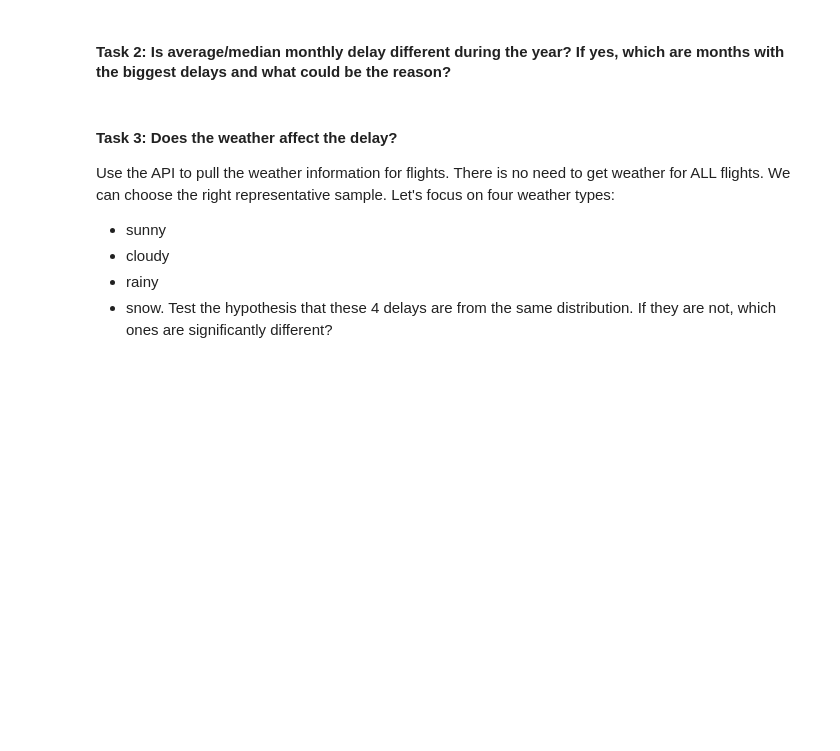
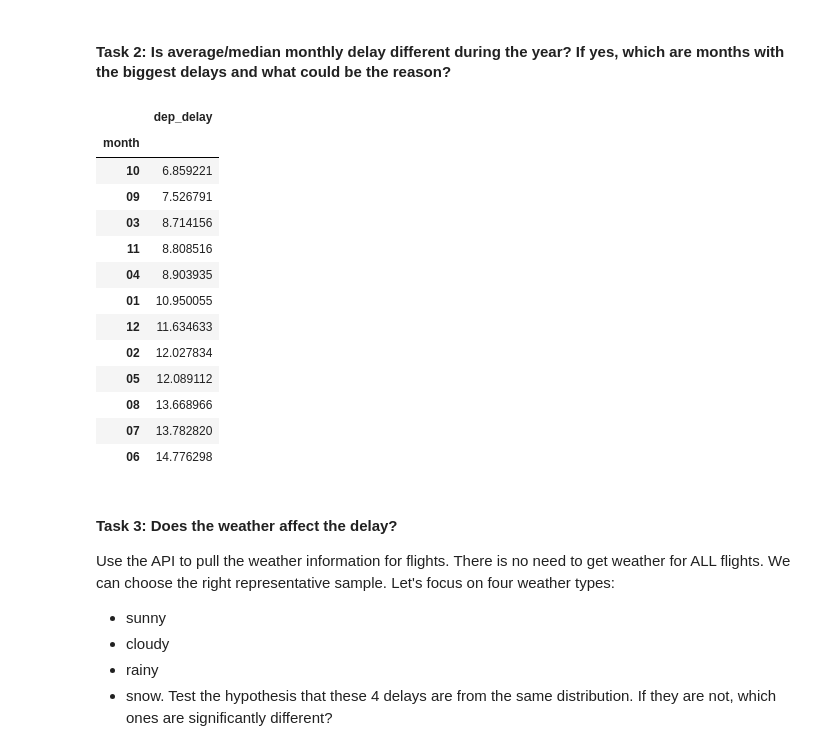
Before and after one commit to georgi3/flight_delay_predictions, a Jupyter notebook: george/exploratory_analysis.ipynb, the cells around one changed output. Cells and saved outputs as stored; diff of their text form; code cells hidden in the pictures; blank space fills up the shorter version.

```diff
--- a/george/exploratory_analysis.ipynb
+++ b/george/exploratory_analysis.ipynb
@@ -10,5 +96,23 @@ We shouldn't limit our EDA to these 10 questions. Let's be creative :).
 # %% [markdown]
 #### **Task 2**: Is average/median monthly delay different during the year? If yes, which are months with the biggest delays and what could be the reason?
+# %%
+flight_df['month'] = flight_df['fl_date'].str[5:-3]
+flight_df[['month', 'dep_delay']].groupby(['month']).mean().sort_values('dep_delay')
+# %% [output]
+|  | dep_delay |
+| month |  |
+| 10 | 6.859221 |
+| 09 | 7.526791 |
+| 03 | 8.714156 |
+| 11 | 8.808516 |
+| 04 | 8.903935 |
+| 01 | 10.950055 |
+| 12 | 11.634633 |
+| 02 | 12.027834 |
+| 05 | 12.089112 |
+| 08 | 13.668966 |
+| 07 | 13.782820 |
+| 06 | 14.776298 |
 # %% [markdown]
 #### **Task 3**: Does the weather affect the delay?
 Use the API to pull the weather information for flights. There is no need to get weather for ALL flights. We can choose the right representative sample. Let's focus on four weather types:
```
Also changed, not shown: parts of 18 cells of this notebook, 1 other file.
